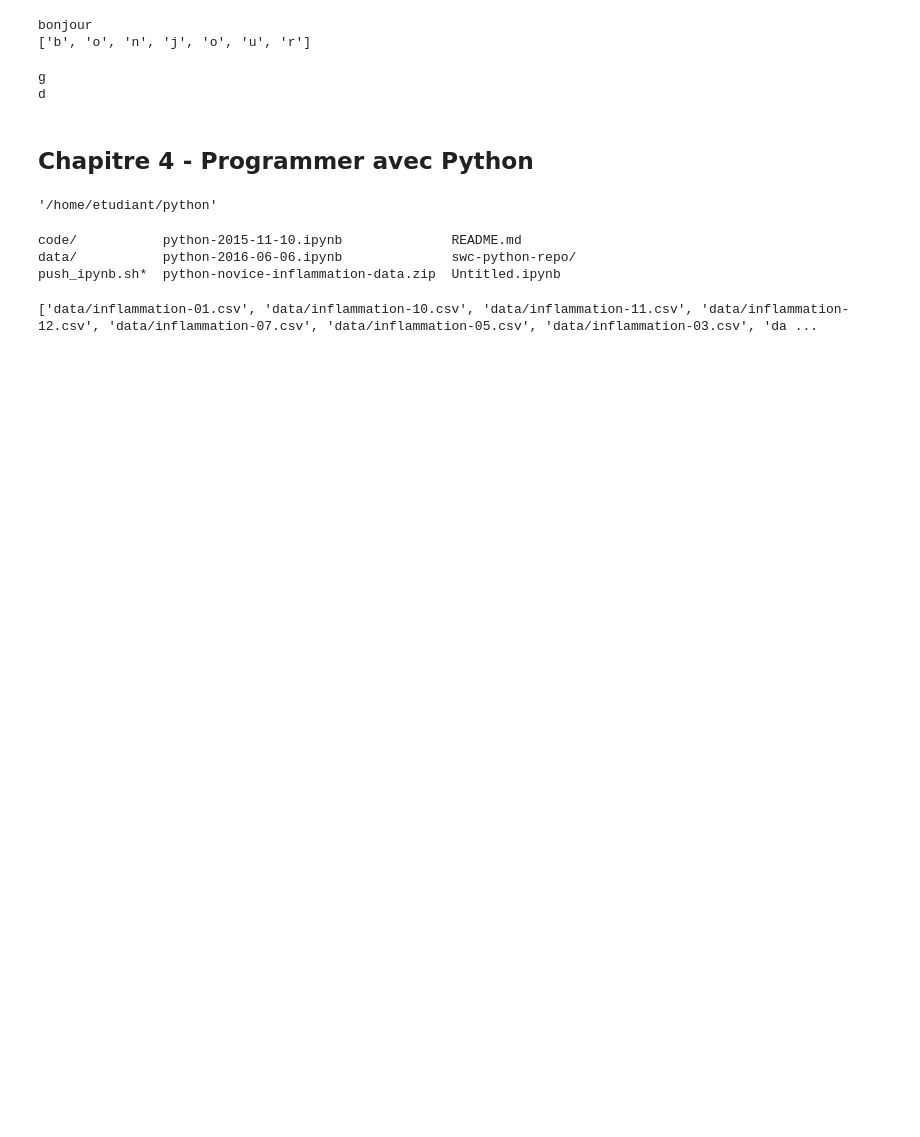
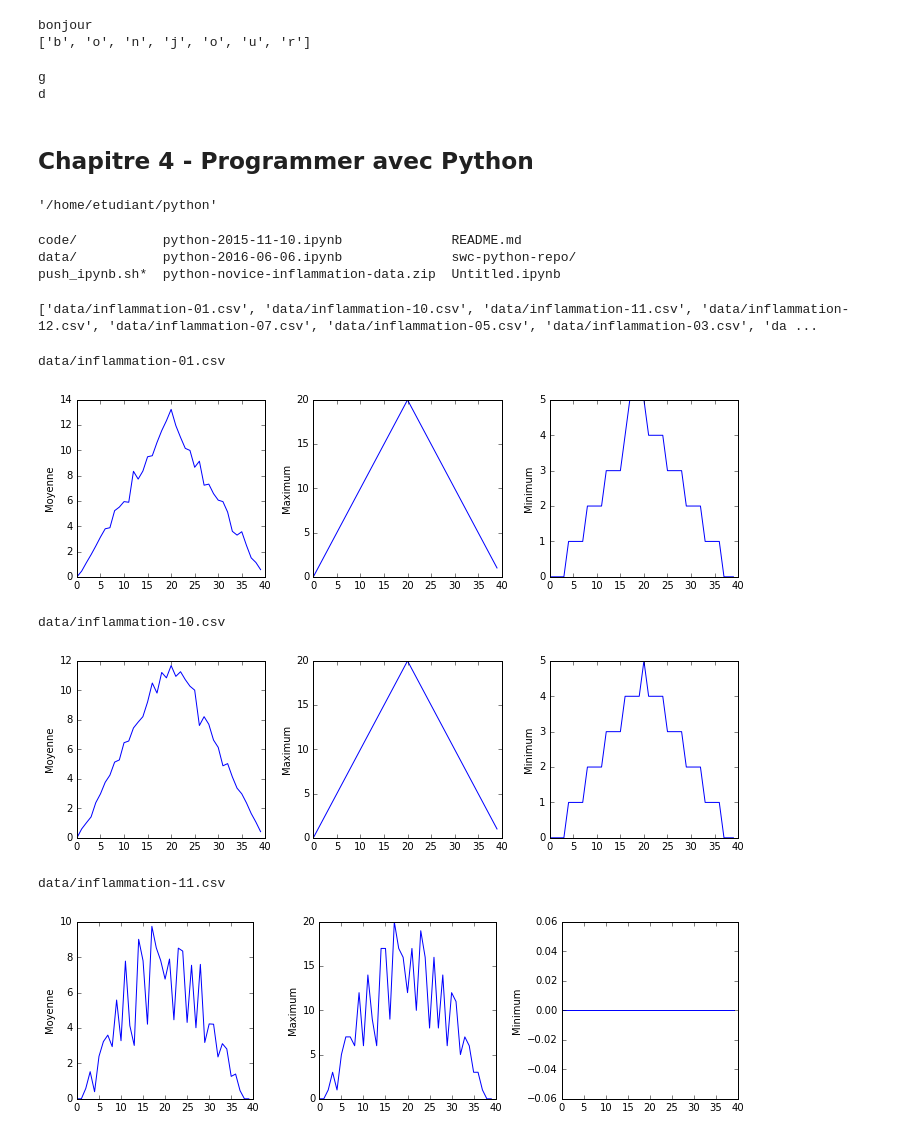
Before and after one commit to plstonge/swc-python-ipynb, a Jupyter notebook: python-2016-06-06.ipynb, the cells around one changed output. Saved outputs shown, nothing was run; the diff lists cells and outputs as text; code cells hidden in the pictures; blank space fills up the shorter version.

```diff
--- a/python-2016-06-06.ipynb
+++ b/python-2016-06-06.ipynb
@@ -472,0 +475,35 @@ print(glob.glob("data/inflammation*.csv"))
+# %%
+import numpy
+import matplotlib.pyplot
+
+fichiers = glob.glob("data/inflammation*.csv")
+
+for fichier in fichiers[:3]:
+    print(fichier)
+
+    donnees = numpy.loadtxt(fname=fichier, delimiter=',')
+
+    fig = matplotlib.pyplot.figure(figsize=(10.0, 3.0))
+
+    fig1 = fig.add_subplot(1, 3, 1)
+    fig2 = fig.add_subplot(1, 3, 2)
+    fig3 = fig.add_subplot(1, 3, 3)
+
+    fig1.set_ylabel("Moyenne")
+    fig1.plot(donnees.mean(axis=0))
+
+    fig2.set_ylabel("Maximum")
+    fig2.plot(donnees.max(axis=0))
+
+    fig3.set_ylabel("Minimum")
+    fig3.plot(donnees.min(axis=0))
+
+    fig.tight_layout()
+    matplotlib.pyplot.show(fig)
+# %% [output]
+data/inflammation-01.csv
+[figure, added]
+data/inflammation-10.csv
+[figure, added]
+data/inflammation-11.csv
+[figure, added]
```
Also changed, not shown: parts of 1 cell of this notebook.
